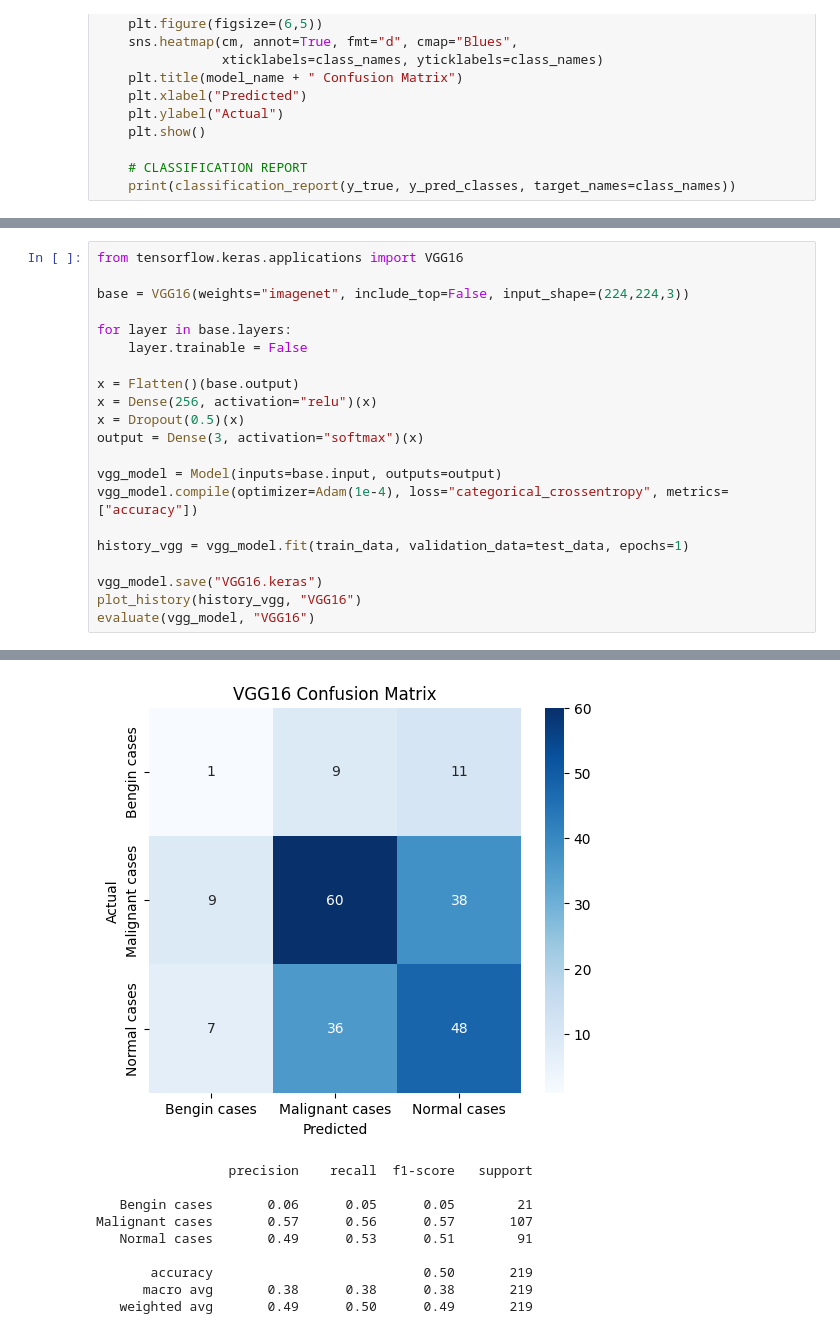
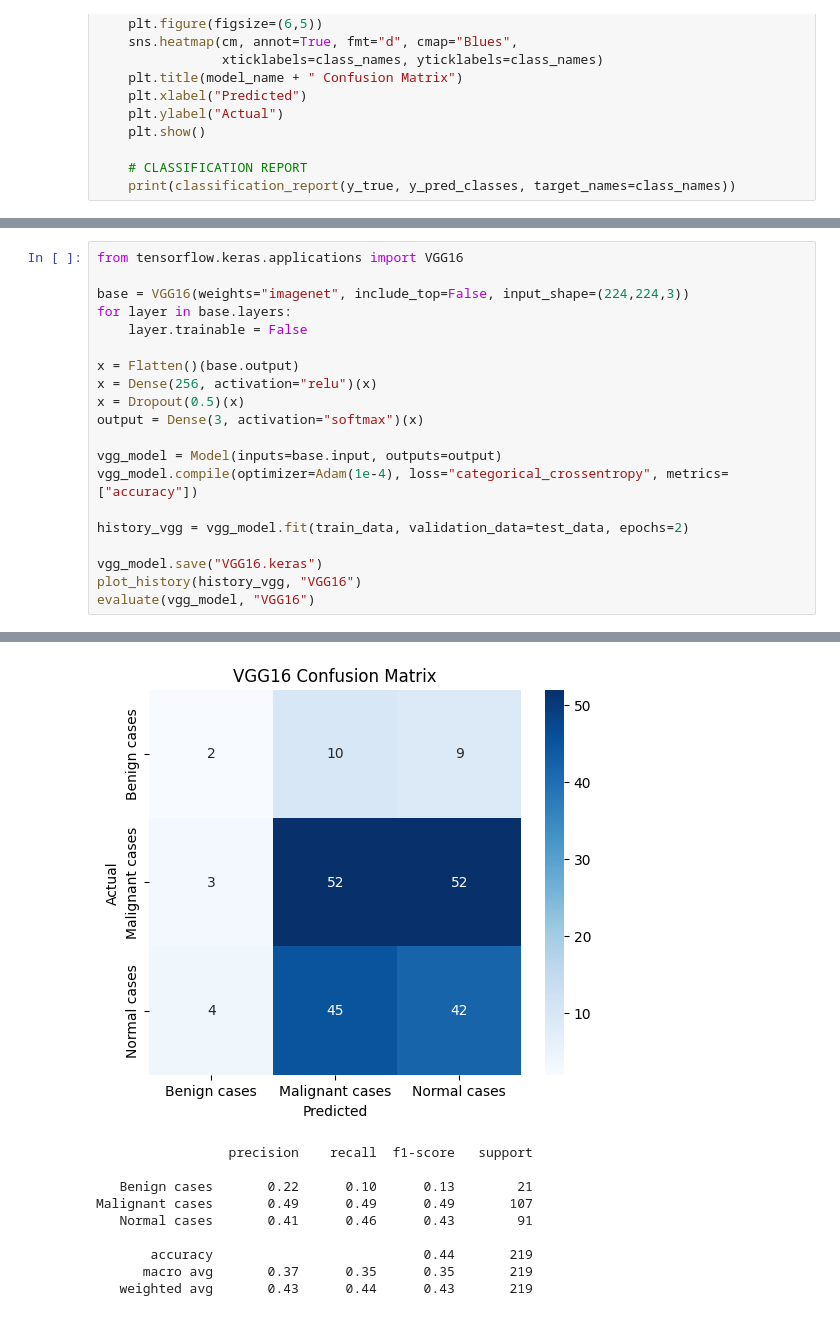
Before and after one commit to PranavChandam/Lung_Cancer_Detection, a Jupyter notebook: Lung.ipynb, the cells around one changed output, grey strips where cells are left out. Saved outputs shown, nothing was run; the diff lists cells and outputs as text.

```diff
--- a/Lung.ipynb
+++ b/Lung.ipynb
@@ -156,7 +153,6 @@ Malignant cases       0.56      0.56      0.56       107
 from tensorflow.keras.applications import VGG16
 
 base = VGG16(weights="imagenet", include_top=False, input_shape=(224,224,3))
-
 for layer in base.layers:
     layer.trainable = False
 
@@ -168,7 +164,7 @@ output = Dense(3, activation="softmax")(x)
 vgg_model = Model(inputs=base.input, outputs=output)
 vgg_model.compile(optimizer=Adam(1e-4), loss="categorical_crossentropy", metrics=["accuracy"])
 
-history_vgg = vgg_model.fit(train_data, validation_data=test_data, epochs=1)
+history_vgg = vgg_model.fit(train_data, validation_data=test_data, epochs=2)
 
 vgg_model.save("VGG16.keras")
 plot_history(history_vgg, "VGG16")
@@ -193,13 +192,13 @@ evaluate(vgg_model, "VGG16")
-[figure, old version]
+[figure, new version]
                  precision    recall  f1-score   support
 
-   Bengin cases       0.06      0.05      0.05        21
-Malignant cases       0.57      0.56      0.57       107
-   Normal cases       0.49      0.53      0.51        91
+   Benign cases       0.22      0.10      0.13        21
+Malignant cases       0.49      0.49      0.49       107
+   Normal cases       0.41      0.46      0.43        91
 
-       accuracy                           0.50       219
-      macro avg       0.38      0.38      0.38       219
-   weighted avg       0.49      0.50      0.49       219
+       accuracy                           0.44       219
+      macro avg       0.37      0.35      0.35       219
+   weighted avg       0.43      0.44      0.43       219
 # %%
 from tensorflow.keras.applications import InceptionV3
 
```
Also changed, not shown: parts of 5 cells of this notebook, 16 other files.
